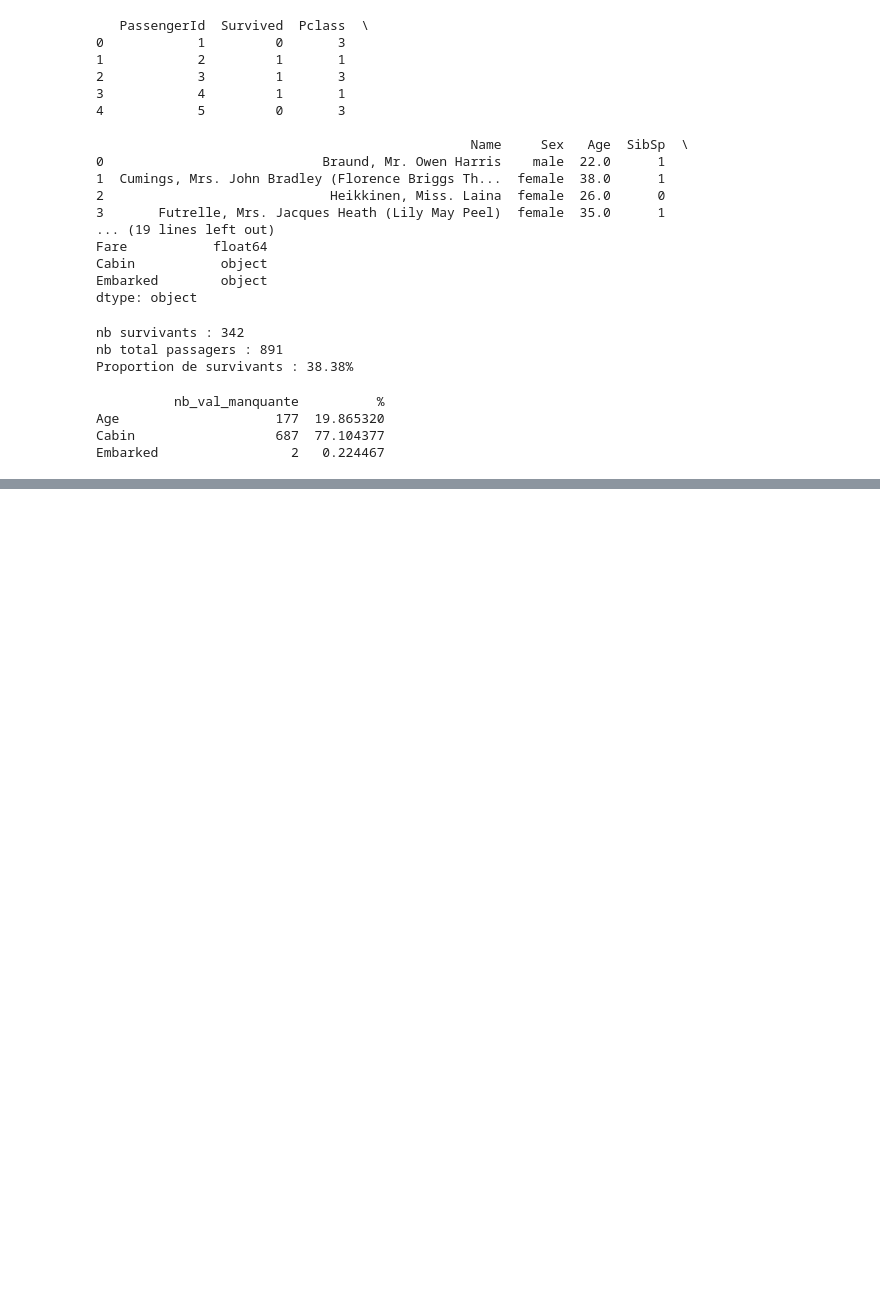
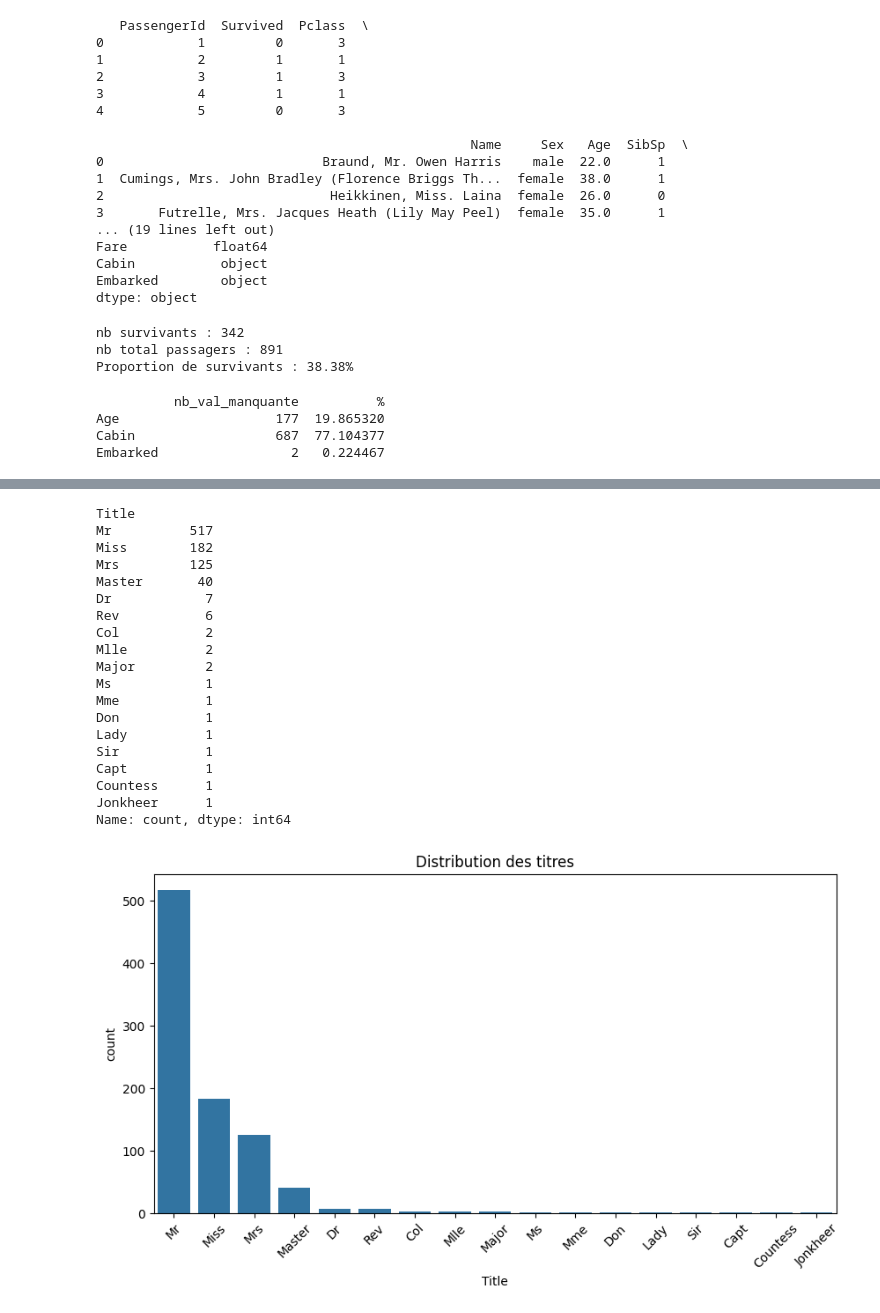
Before and after one commit to RotsySabrina/titanic_survival_prediction, a Jupyter notebook: classification_titanic.ipynb, the cells around one changed output, grey strips where cells are left out. Saved outputs shown, nothing was run; the diff lists cells and outputs as text; code cells hidden in the pictures; blank space fills up the shorter version.

```diff
--- a/classification_titanic.ipynb
+++ b/classification_titanic.ipynb
@@ -56,0 +81,2 @@ Embarked                 2   0.224467
+# %%
+df.drop(['PassengerId','Name','Ticket','Cabin'], axis=1, inplace=True)
@@ -56,0 +92,4 @@ Embarked                 2   0.224467
+# %%
+df_original = pd.read_csv('Titanic-Dataset.csv')
+df['Title'] = df_original['Name'].str.extract(r'([A-Za-z]+)\.', expand=False)
+print(df['Title'].unique())
@@ -56,0 +110,32 @@ Embarked                 2   0.224467
+# %%
+import matplotlib.pyplot as plt
+import seaborn as sns
+
+print(df['Title'].value_counts())
+
+plt.figure(figsize=(10, 5))
+sns.countplot(data=df, x='Title', order=df['Title'].value_counts().index)
+plt.title("Distribution des titres")
+plt.xticks(rotation=45)
+plt.show()
+# %% [output]
+Title
+Mr          517
+Miss        182
+Mrs         125
+Master       40
+Dr            7
+Rev           6
+Col           2
+Mlle          2
+Major         2
+Ms            1
+Mme           1
+Don           1
+Lady          1
+Sir           1
+Capt          1
+Countess      1
+Jonkheer      1
+Name: count, dtype: int64
+[figure, added]
```
Also changed, not shown: parts of 15 cells of this notebook.
